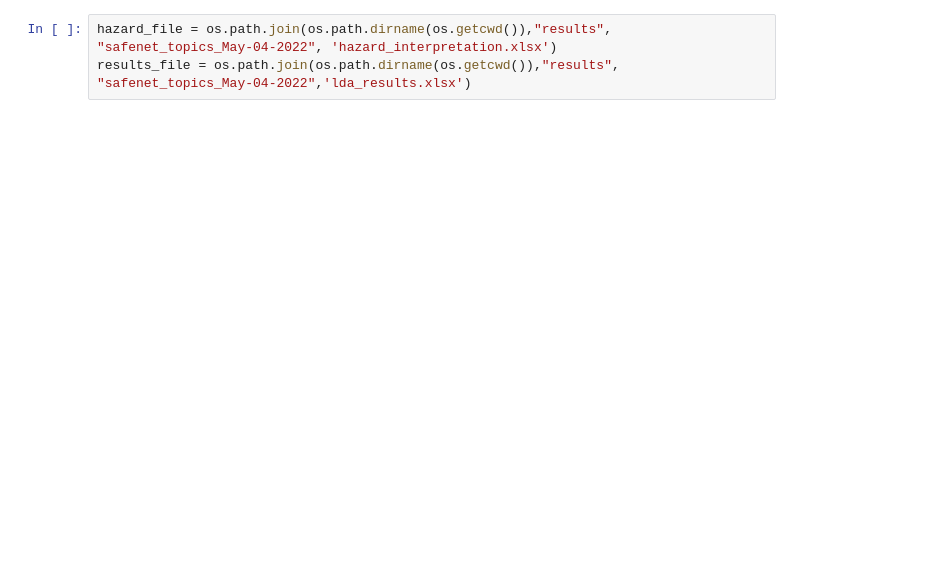
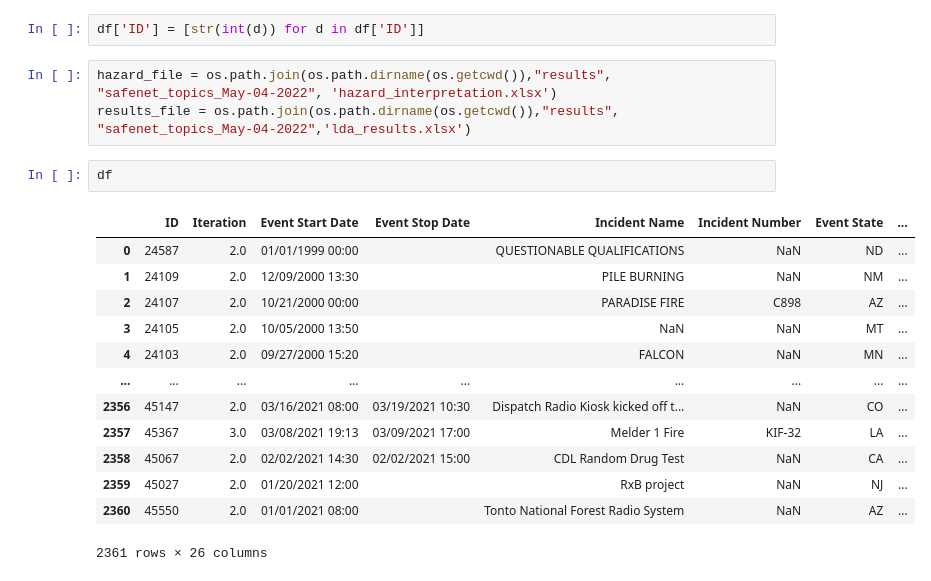
Before and after one commit to nasa/mika, a Jupyter notebook: notebooks/SAFENET Hazard Analysis.ipynb, the cells around one changed output. Cells and saved outputs as stored; diff of their text form; blank space fills up the shorter version.

```diff
--- a/notebooks/SAFENET Hazard Analysis.ipynb
+++ b/notebooks/SAFENET Hazard Analysis.ipynb
@@ -46,7 +46,25 @@ print(len(df))
 df['Year'] = [df.at[i,'Event Start Date'].split('/')[-1].split(" ")[0] for i in range(len(df))]
 df['Day'] = [df.at[i,'Event Start Date'].split('/')[1] for i in range(len(df))]
 df['Month'] = [df.at[i,'Event Start Date'].split('/')[0] for i in range(len(df))]
+# %%
+df['ID'] = [str(int(d)) for d in df['ID']]
 # %%
 hazard_file = os.path.join(os.path.dirname(os.getcwd()),"results", "safenet_topics_May-04-2022", 'hazard_interpretation.xlsx')
 results_file = os.path.join(os.path.dirname(os.getcwd()),"results", "safenet_topics_May-04-2022",'lda_results.xlsx')
+# %%
+df
+# %% [output]
+|  | ID | Iteration | Event Start Date | Event Stop Date | Incident Name | Incident Number | Event State | ... |
+| 0 | 24587 | 2.0 | 01/01/1999 00:00 |  | QUESTIONABLE QUALIFICATIONS | NaN | ND | ... |
+| 1 | 24109 | 2.0 | 12/09/2000 13:30 |  | PILE BURNING | NaN | NM | ... |
+| 2 | 24107 | 2.0 | 10/21/2000 00:00 |  | PARADISE FIRE | C898 | AZ | ... |
+| 3 | 24105 | 2.0 | 10/05/2000 13:50 |  | NaN | NaN | MT | ... |
+| 4 | 24103 | 2.0 | 09/27/2000 15:20 |  | FALCON | NaN | MN | ... |
+| ... | ... | ... | ... | ... | ... | ... | ... | ... |
+| 2356 | 45147 | 2.0 | 03/16/2021 08:00 | 03/19/2021 10:30 | Dispatch Radio Kiosk kicked off t... | NaN | CO | ... |
+| 2357 | 45367 | 3.0 | 03/08/2021 19:13 | 03/09/2021 17:00 | Melder 1 Fire | KIF-32 | LA | ... |
+| 2358 | 45067 | 2.0 | 02/02/2021 14:30 | 02/02/2021 15:00 | CDL Random Drug Test | NaN | CA | ... |
+| 2359 | 45027 | 2.0 | 01/20/2021 12:00 |  | RxB project | NaN | NJ | ... |
+| 2360 | 45550 | 2.0 | 01/01/2021 08:00 |  | Tonto National Forest Radio System | NaN | AZ | ... |
+2361 rows × 26 columns
 # %%
```
Also changed, not shown: parts of 14 cells of this notebook, 9 other files.
